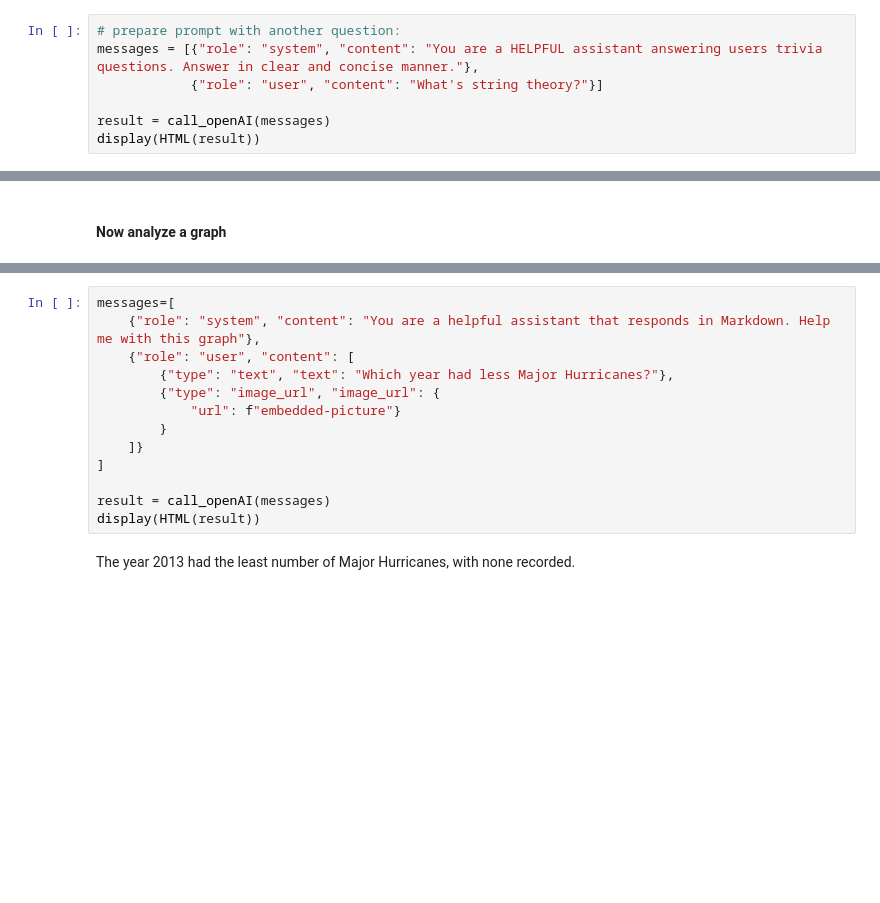
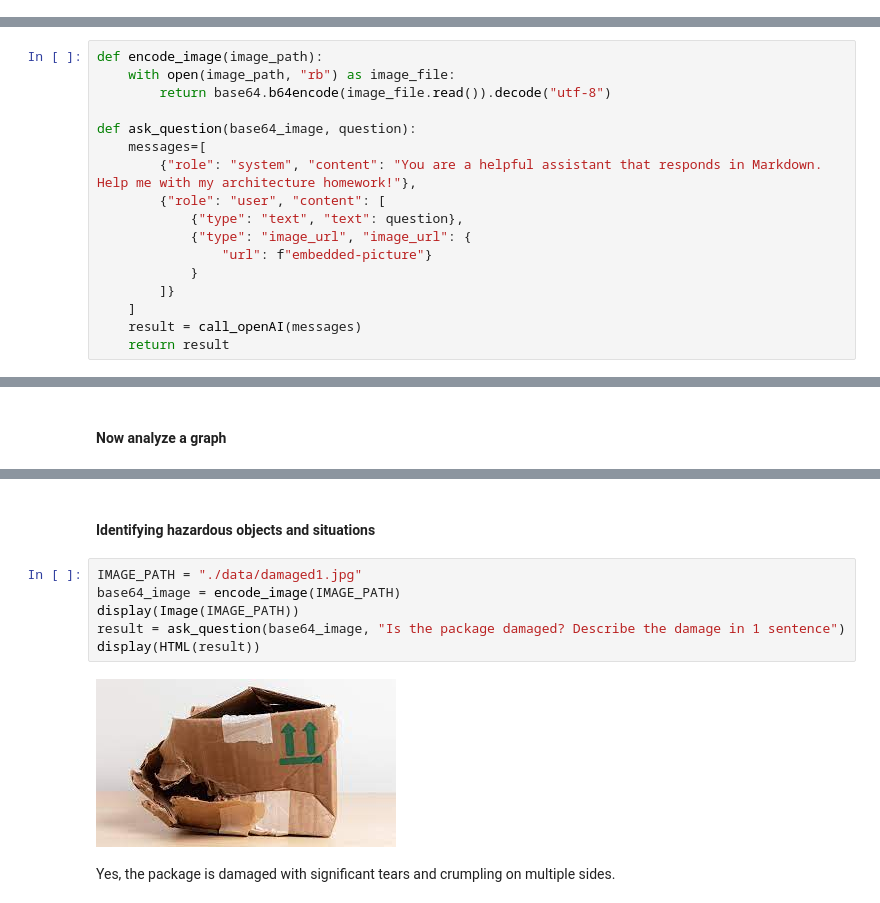
Before and after one commit to denisa-ms/azure-openai-code-samples, a Jupyter notebook: GPT4o/Use GPT4o with images.ipynb, the cells around one changed output, grey strips where cells are left out. Saved outputs shown, nothing was run; the diff lists cells and outputs as text; blank space fills up the shorter version.

Commit message:
graphrag

```diff
--- a/GPT4o/Use GPT4o with images.ipynb
+++ b/GPT4o/Use GPT4o with images.ipynb
@@ -30,7 +28,0 @@ def call_openAI(text):
-# %%
-# prepare prompt with another question:
-messages = [{"role": "system", "content": "You are a HELPFUL assistant answering users trivia questions. Answer in clear and concise manner."},
-            {"role": "user", "content": "What's string theory?"}]
-
-result = call_openAI(messages)
-display(HTML(result))
@@ -39 +29,18 @@ String theory is a theoretical framework in physics that posits that the fundame
+# %%
+def encode_image(image_path):
+    with open(image_path, "rb") as image_file:
+        return base64.b64encode(image_file.read()).decode("utf-8")
+
+def ask_question(base64_image, question):
+    messages=[
+        {"role": "system", "content": "You are a helpful assistant that responds in Markdown. Help me with my architecture homework!"},
+        {"role": "user", "content": [
+            {"type": "text", "text": question},
+            {"type": "image_url", "image_url": {
+                "url": f"embedded-picture"}
+            }
+        ]}
+    ]
+    result = call_openAI(messages)
+    return result
 # %% [markdown]
@@ -128,15 +90,11 @@ display(Image(IMAGE_PATH))
-# %%
-messages=[
-    {"role": "system", "content": "You are a helpful assistant that responds in Markdown. Help me with this graph"},
-    {"role": "user", "content": [
-        {"type": "text", "text": "Which year had less Major Hurricanes?"},
-        {"type": "image_url", "image_url": {
-            "url": f"embedded-picture"}
-        }
-    ]}
-]
-
-result = call_openAI(messages)
-display(HTML(result))
-# %% [output]
-The year 2013 had the least number of Major Hurricanes, with none recorded.
+# %% [markdown]
+#### Identifying hazardous objects and situations
+# %%
+IMAGE_PATH = "./data/damaged1.jpg"
+base64_image = encode_image(IMAGE_PATH)
+display(Image(IMAGE_PATH))
+result = ask_question(base64_image, "Is the package damaged? Describe the damage in 1 sentence")
+display(HTML(result))
+# %% [output]
+[figure, added]
+Yes, the package is damaged with significant tears and crumpling on multiple sides.
```
Also changed, not shown: parts of 15 cells of this notebook, 33 other files.
